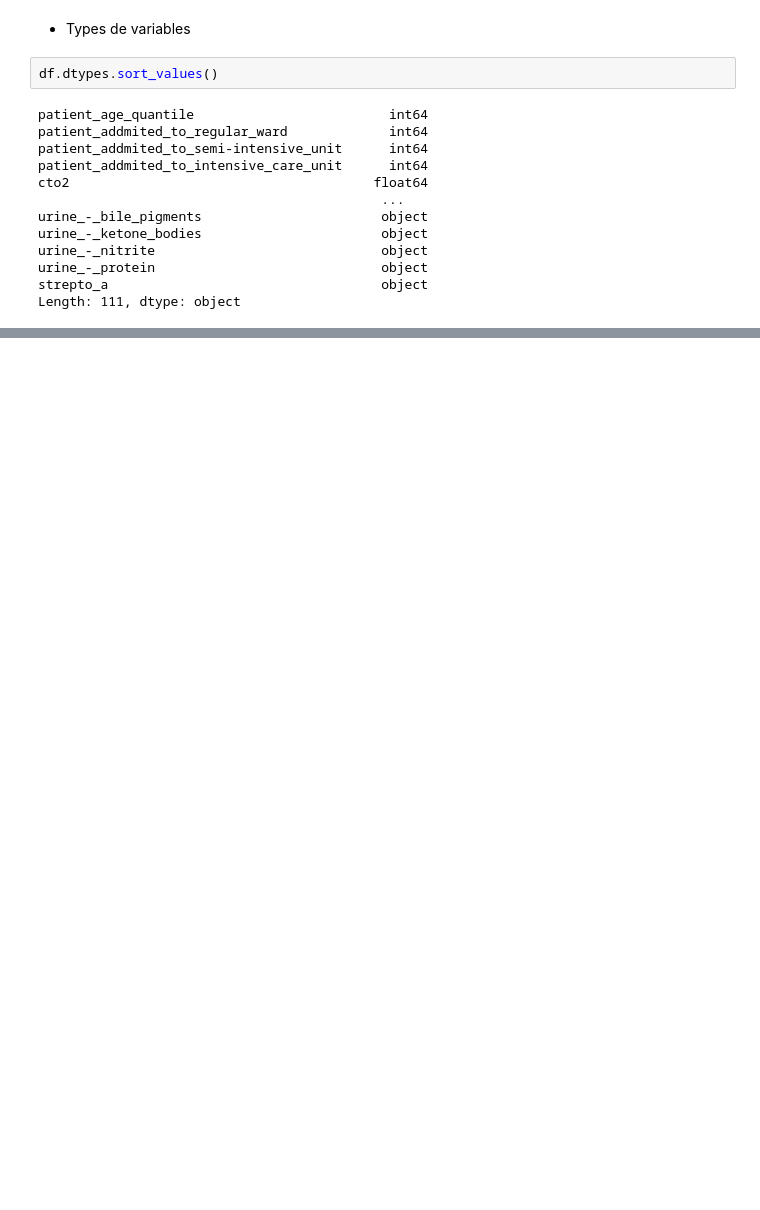
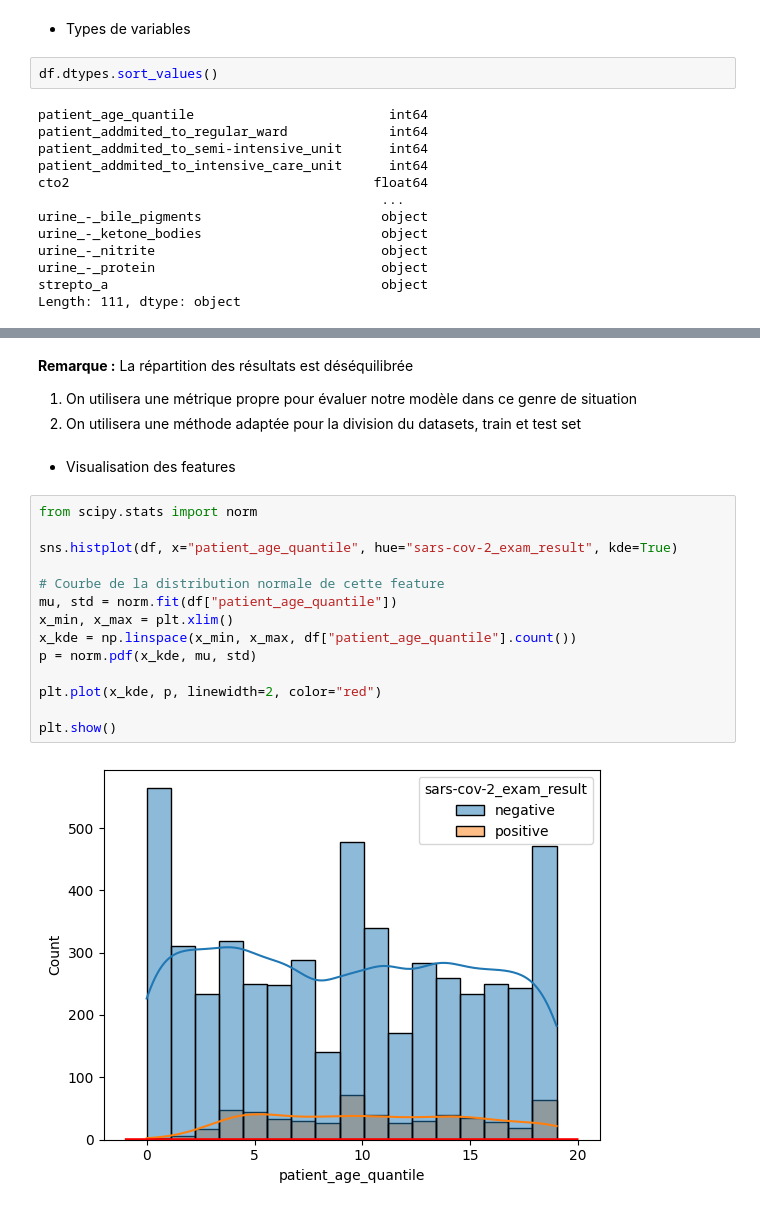
Before and after one commit to chanwinharold/COVID_19_-_DATA_SCIENCE_PROJECT, a Jupyter notebook: notebook.ipynb, the cells around one changed output, grey strips where cells are left out. Drawn from its saved outputs; the diff is of its cells as text; blank space fills up the shorter version.

```diff
--- a/notebook.ipynb
+++ b/notebook.ipynb
@@ -116,0 +145,22 @@ Length: 111, dtype: object
+# %% [markdown]
+**Remarque :** La répartition des résultats est déséquilibrée
+1. On utilisera une métrique propre pour évaluer notre modèle dans ce genre de situation
+2. On utilisera une méthode adaptée pour la division du datasets, train et test set
+# %% [markdown]
+- Visualisation des features
+# %%
+from scipy.stats import norm
+
+sns.histplot(df, x="patient_age_quantile", hue="sars-cov-2_exam_result", kde=True)
+
+# Courbe de la distribution normale de cette feature
+mu, std = norm.fit(df["patient_age_quantile"])
+x_min, x_max = plt.xlim()
+x_kde = np.linspace(x_min, x_max, df["patient_age_quantile"].count())
+p = norm.pdf(x_kde, mu, std)
+
+plt.plot(x_kde, p, linewidth=2, color="red")
+
+plt.show()
+# %% [output]
+[figure, added]
```
Also changed, not shown: parts of 20 cells of this notebook.
